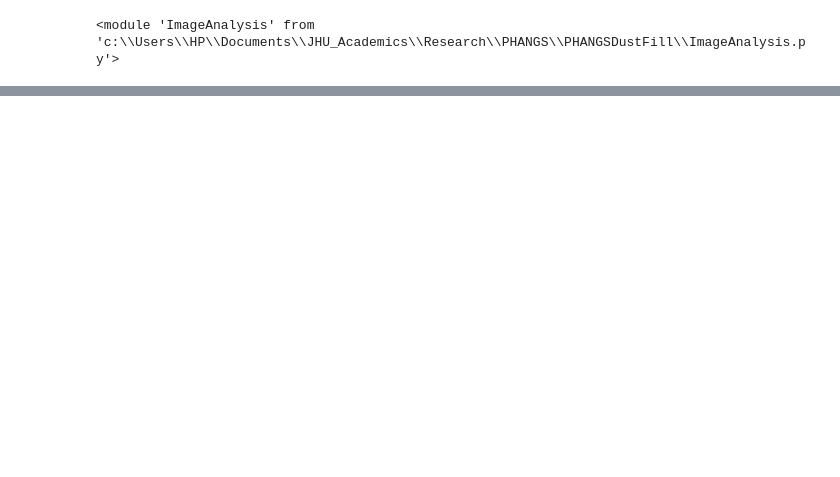
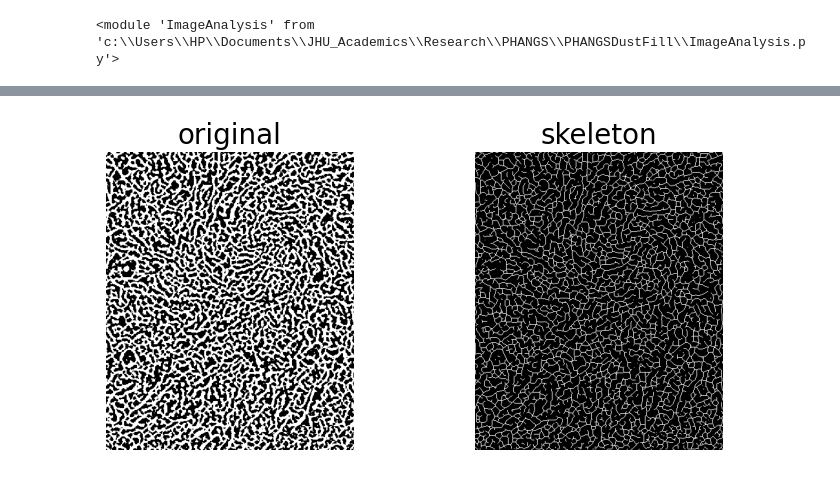
Before and after one commit to JHoffmann12/PHANGSDustFill, a Jupyter notebook: ThresholdedImage.ipynb, the cells around one changed output, grey strips where cells are left out. Saved outputs shown, nothing was run; the diff lists cells and outputs as text; code cells hidden in the pictures; blank space fills up the shorter version.

```diff
--- a/ThresholdedImage.ipynb
+++ b/ThresholdedImage.ipynb
@@ -82 +123,28 @@ hdul.close()
+# %%
+# Assuming th2 is the image to be skeletonized
+image = th2
+
+# Perform skeletonization
+skeleton = skeletonize(image)
+
+# Save the skeletonized image
+io.imsave(r'C:\Users\HP\Documents\JHU_Academics\Research\PHANGS\skeletonized_image.png', skeleton)
+
+# Display results
+fig, axes = plt.subplots(nrows=1, ncols=2, figsize=(8, 4), sharex=True, sharey=True)
+
+ax = axes.ravel()
+
+ax[0].imshow(image, cmap=plt.cm.gray)
+ax[0].axis('off')
+ax[0].set_title('original', fontsize=20)
+
+ax[1].imshow(skeleton, cmap=plt.cm.gray)
+ax[1].axis('off')
+ax[1].set_title('skeleton', fontsize=20)
+
+fig.tight_layout()
+plt.show()
+# %% [output]
+[figure, added]
 # %%
```
Also changed, not shown: parts of 10 cells of this notebook, 4 other files.
